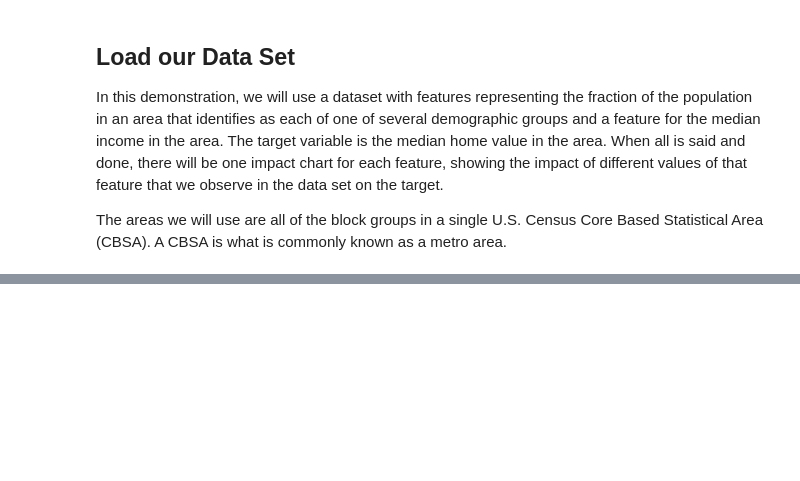
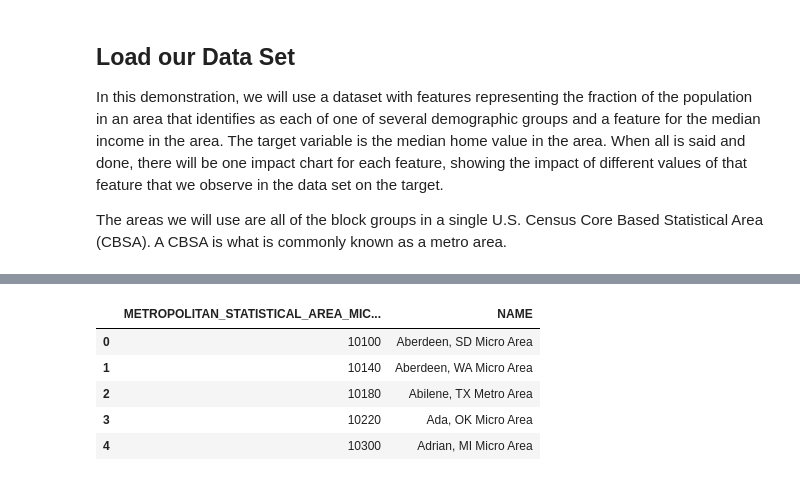
Before and after one commit to vengroff/impactchartdemo, a Jupyter notebook: Housing Value.ipynb, the cells around one changed output, grey strips where cells are left out. Drawn from its saved outputs; the diff is of its cells as text; code cells hidden in the pictures; blank space fills up the shorter version.

```diff
--- a/Housing Value.ipynb
+++ b/Housing Value.ipynb
@@ -117,0 +98,11 @@ Wall time: 4min 45s
+# %%
+df_cbsas = dataset.all_cbsas()
+
+df_cbsas.head()
+# %% [output]
+|  | METROPOLITAN_STATISTICAL_AREA_MIC... | NAME |
+| 0 | 10100 | Aberdeen, SD Micro Area |
+| 1 | 10140 | Aberdeen, WA Micro Area |
+| 2 | 10180 | Abilene, TX Metro Area |
+| 3 | 10220 | Ada, OK Micro Area |
+| 4 | 10300 | Adrian, MI Micro Area |
```
Also changed, not shown: parts of 13 cells of this notebook, 2 other files.
